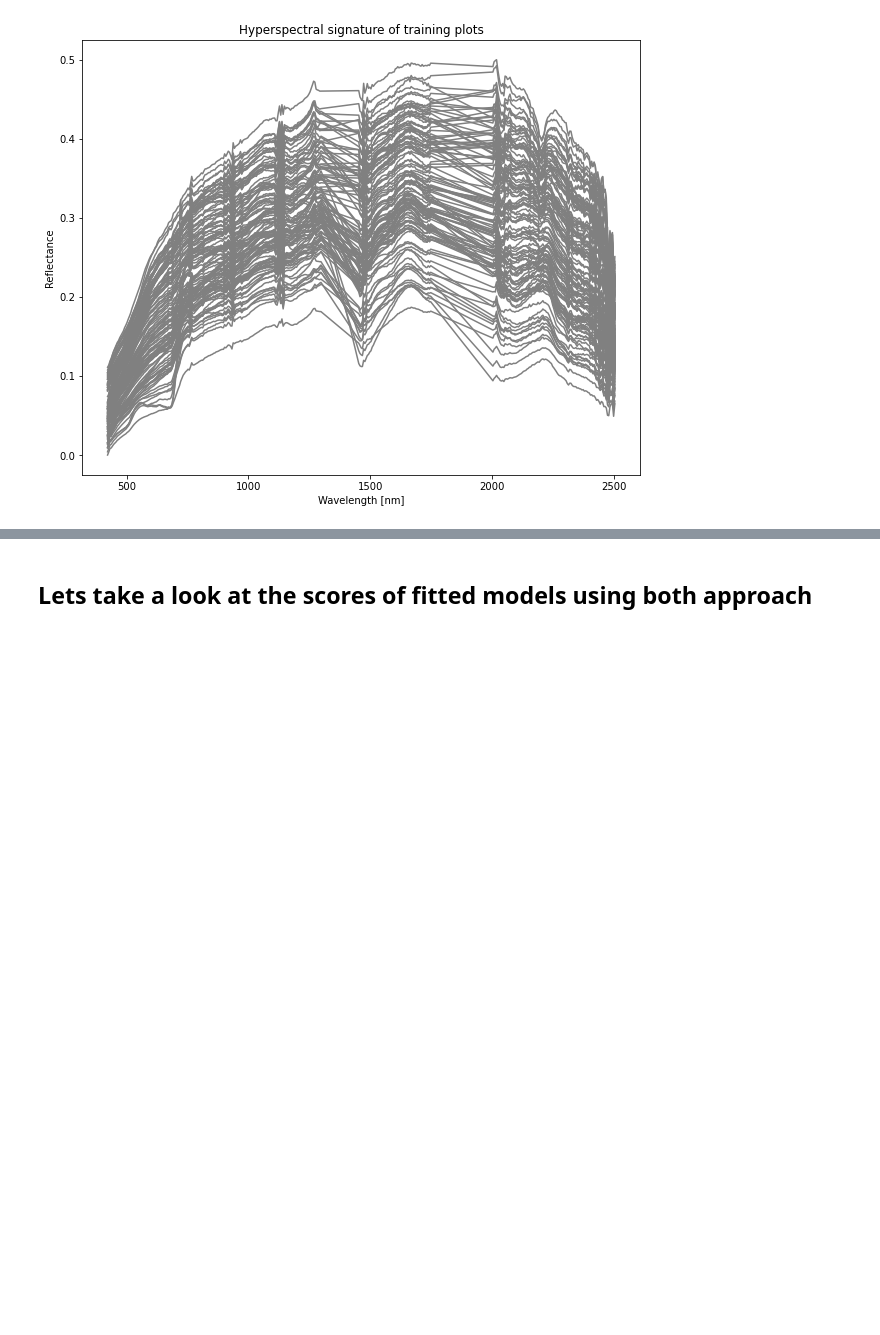
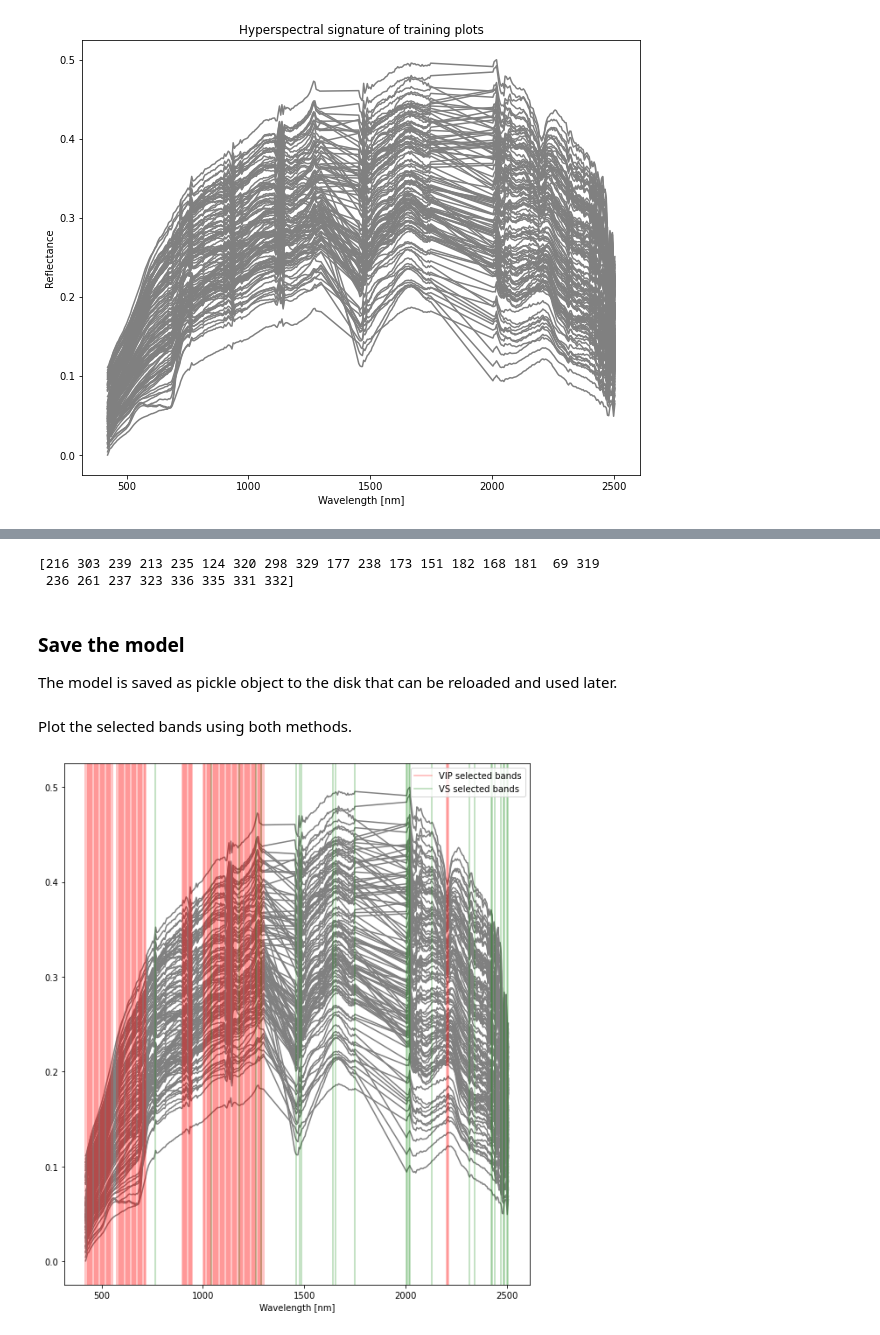
Before and after one commit to hamiddashti/earthlab, a Jupyter notebook: notebooks/00-hd-estimate-nitrogen.ipynb, the cells around one changed output, grey strips where cells are left out. Drawn from its saved outputs; the diff is of its cells as text; code cells hidden in the pictures; blank space fills up the shorter version.

```diff
--- a/notebooks/00-hd-estimate-nitrogen.ipynb
+++ b/notebooks/00-hd-estimate-nitrogen.ipynb
@@ -156,3 +174,12 @@ vs_model.plsr_vs(X, y, 15)
+# %%
+print(vs_model.selected_index)
+# %% [output]
+[216 303 239 213 235 124 320 298 329 177 238 173 151 182 168 181  69 319
+ 236 261 237 323 336 335 331 332]
+# %% [markdown]
+### Save the model
+
+The model is saved as pickle object to the disk that can be reloaded and used later.
 # %%
 # Save the models as pickle object to disk
 pickle.dump(vip_model.model, open("../models/vip_model.pkl", 'wb'))
@@ -161,5 +188,34 @@ pickle.dump(vs_model.model, open("../models/vs_model.pkl", 'wb'))
 # To reload the model uncomment the following line:
 # vip_model = pickle.load(open(../models/vip_model.pkl, 'rb'))
 # vs_model = pickle.load(open(../models/vip_model.pkl, 'rb'))
-# %% [markdown]
-## Lets take a look at the scores of fitted models using both approach
+# %% [markdown]
+Plot the selected bands using both methods.
+# %%
+# Ploting the selected bands
+plt.close()
+fig, ax = plt.subplots(figsize=(8, 9))
+ax.plot(wl, X.T, color="gray")
+selected_wl_vip = wl[vip_model.selected_index]
+
+[
+    plt.axvline(
+        x=selected_wl_vip[i], color="red", alpha=0.3, label="VIP selected bands"
+    )
+    for i in range(len(selected_wl_vip))
+]
+
+selected_wl_vs = wl[vs_model.selected_index]
+[
+    plt.axvline(
+        x=selected_wl_vs[i], color="green", alpha=0.3, label="VS selected bands"
+    )
+    for i in range(len(selected_wl_vs))
+]
+handles, labels = plt.gca().get_legend_handles_labels()
+temp = {k: v for k, v in zip(labels, handles)}
+ax.set_xlabel("Wavelength [nm]")
+plt.legend(temp.values(), temp.keys(), loc="best")
+plt.tight_layout()
+plt.savefig("../reports/figures/selected_bands.png")
+# %% [output]
+[figure, added]
```
Also changed, not shown: parts of 30 cells of this notebook.
